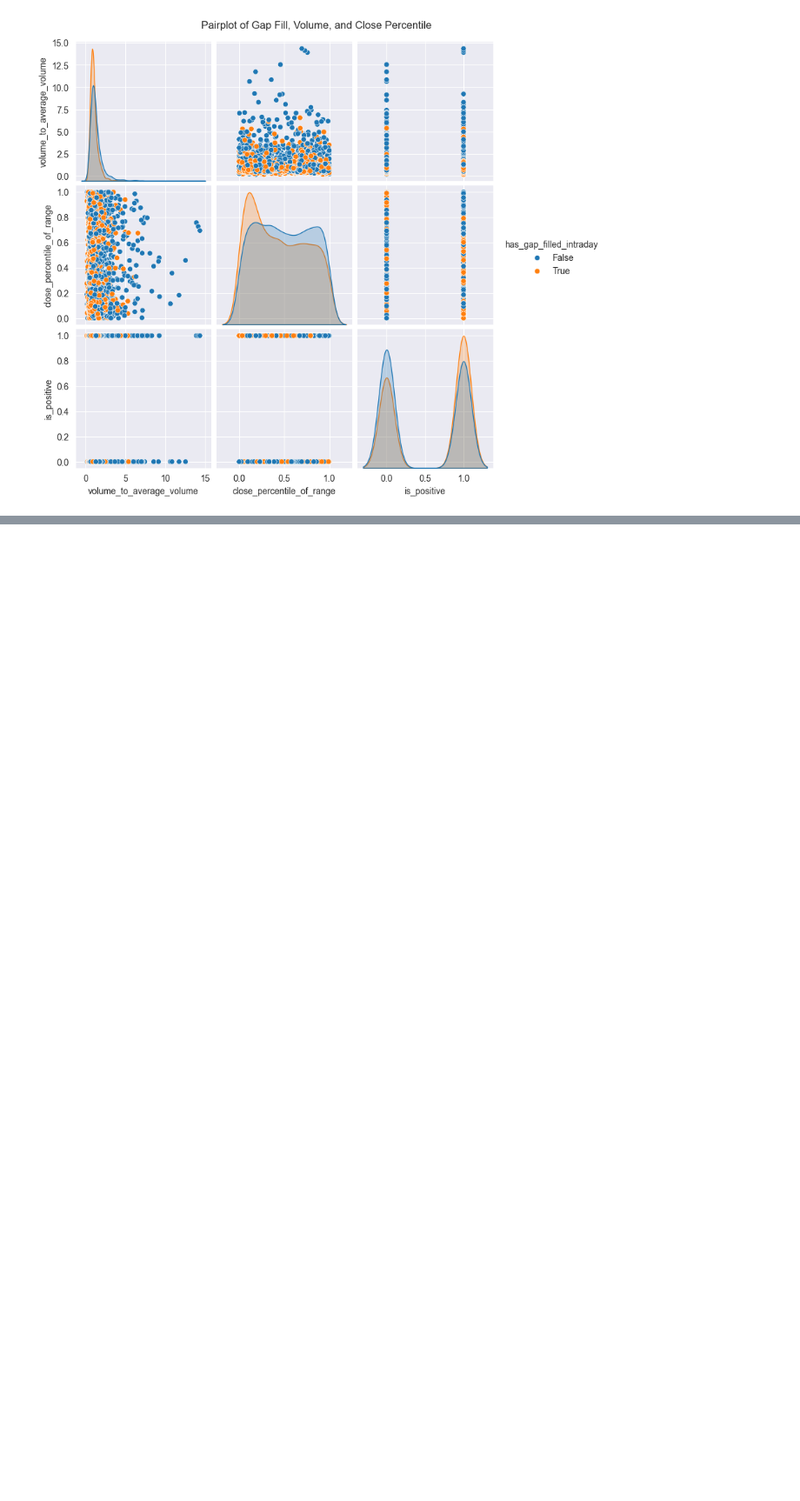
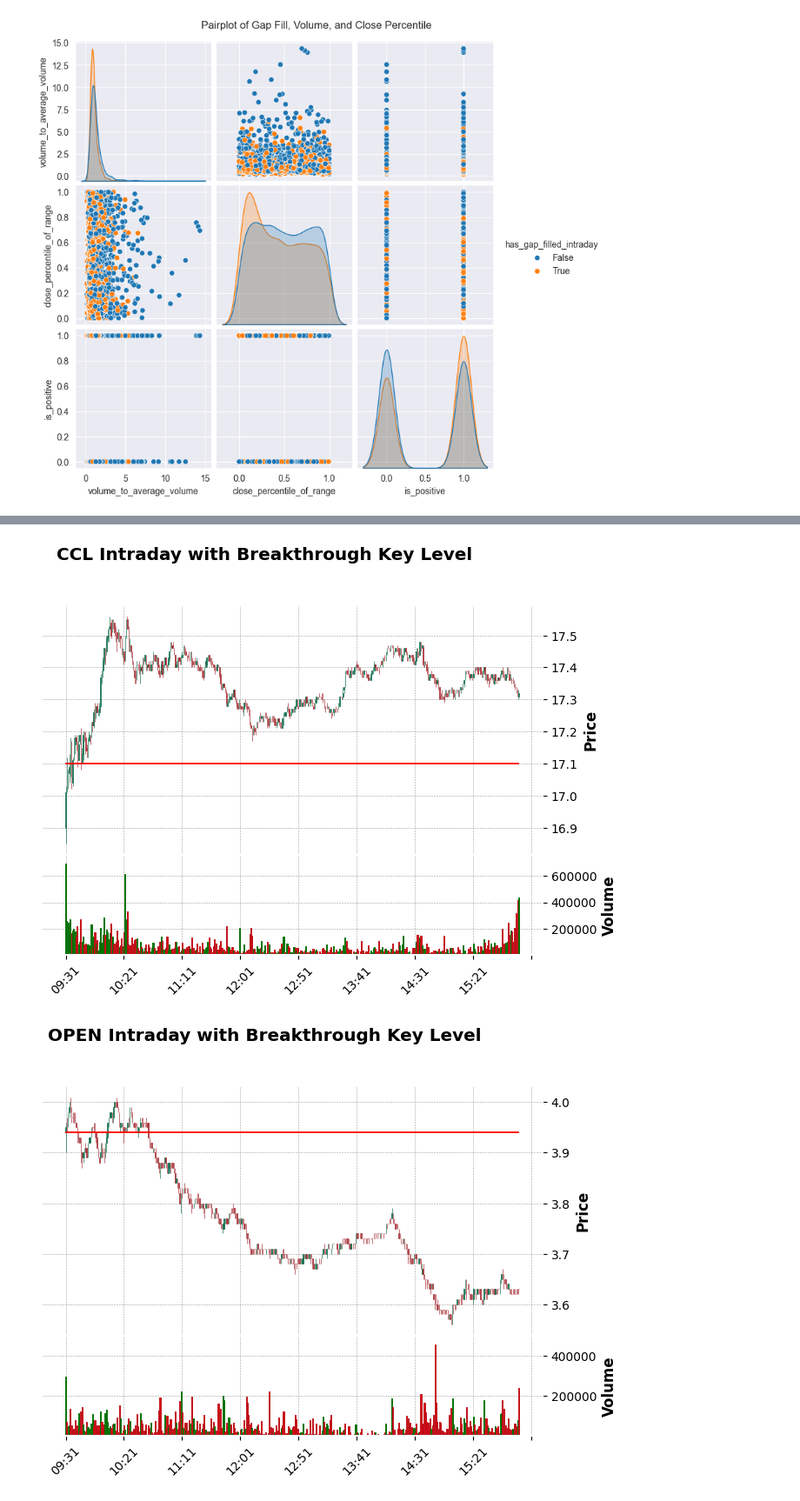
Before and after one commit to itay1542/data_science_workshop, a Jupyter notebook: main.ipynb, the cells around one changed output, grey strips where cells are left out. Shown at 87% size. Cells and saved outputs as stored; diff of their text form; code cells hidden in the pictures; blank space fills up the shorter version.

```diff
--- a/main.ipynb
+++ b/main.ipynb
@@ -574,0 +693,6 @@ The bottom right graph is also informative. It shows that negative gaps are less
+# %%
+df_daily["key_levels"] = df_daily.apply(lambda x: x["resistances"] + x["supports"], axis=1)
+df_daily.reset_index(inplace=True, drop=True)
+index = df.index
+df = df.merge(df_daily[['symbol', 'date', 'key_levels']], on=['symbol', 'date'], how='left').set_index(index)
+df.set_index(index, inplace=True)
@@ -574,0 +743,10 @@ The bottom right graph is also informative. It shows that negative gaps are less
+# %%
+not_pivoted = key_levels_touched_intraday_df[~key_levels_touched_intraday_df["did_pivot"]]
+symbols = not_pivoted.sample(3).symbol.unique()
+for symbol in symbols:
+    symbol_df = not_pivoted[not_pivoted["symbol"] == symbol]
+    symbol_df = symbol_df[symbol_df["date"] == symbol_df["date"].iloc[0]] # Plot the first day
+    plot_intraday_with_key_level(symbol_df)
+# %% [output]
+[figure, added]
+[figure, added]
```
Also changed, not shown: parts of 73 cells of this notebook, 9 other files.
